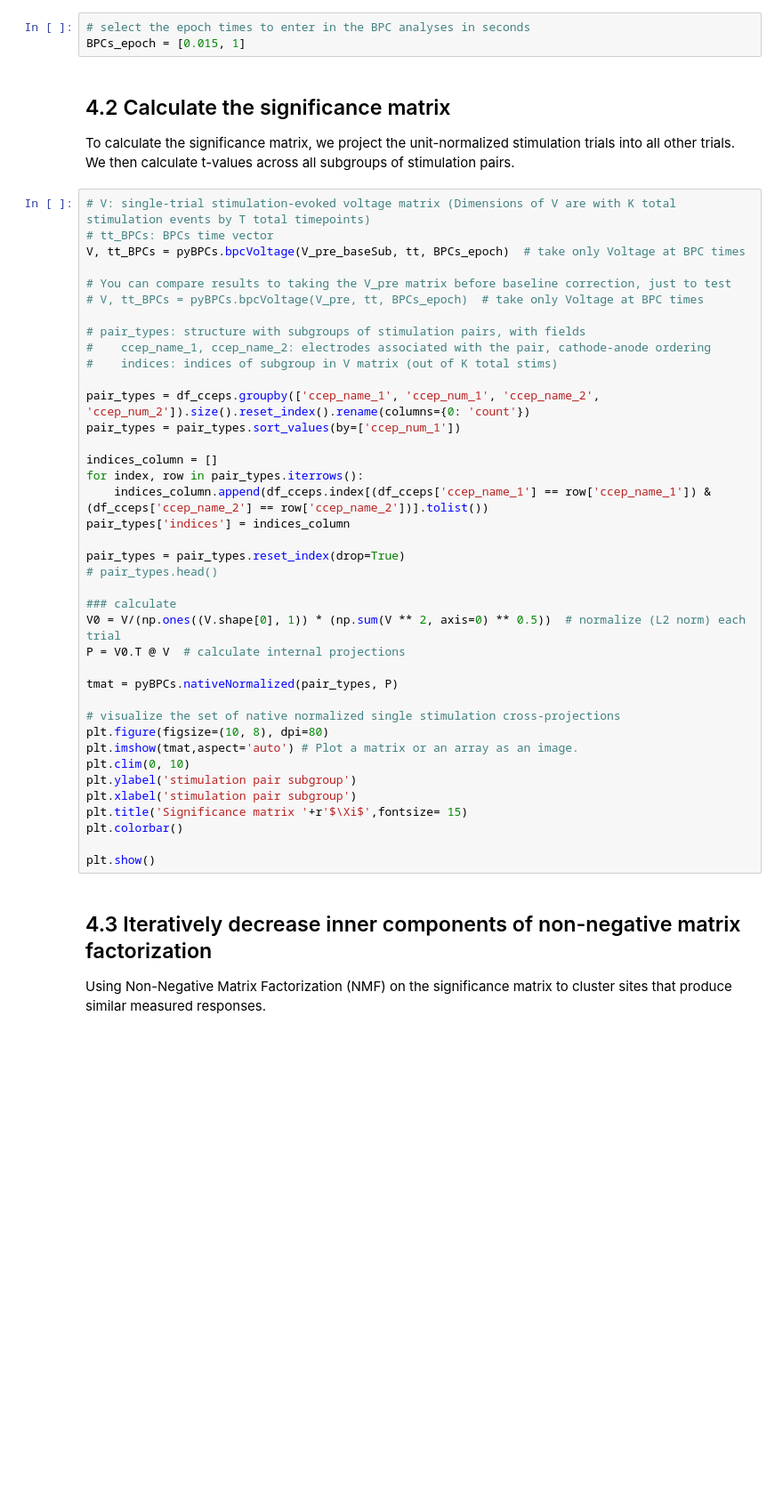
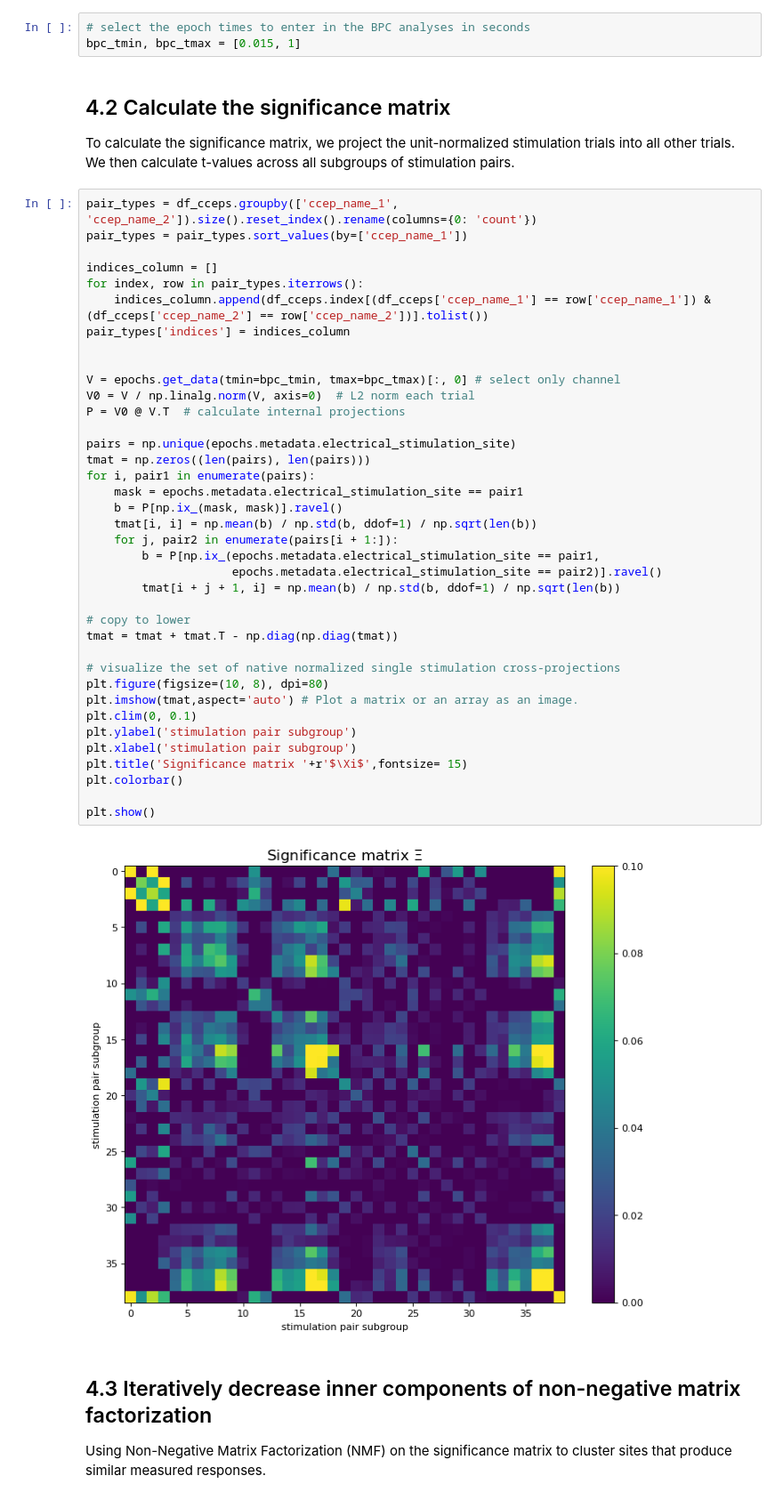
Before and after one commit to MultimodalNeuroimagingLab/bpc_jupyter, a Jupyter notebook: bpc_interactive.ipynb, the cells around one changed output. Shown at 89% size. Saved outputs shown, nothing was run; the diff lists cells and outputs as text; blank space fills up the shorter version.

```diff
--- a/bpc_interactive.ipynb
+++ b/bpc_interactive.ipynb
@@ -308,50 +240,51 @@ The input for the BPC calculation is the convergent matrix (V_pre, numpy array),
 ## 4.1 Select time-frame for BPC extraction
 # %%
 # select the epoch times to enter in the BPC analyses in seconds
-BPCs_epoch = [0.015, 1]
+bpc_tmin, bpc_tmax = [0.015, 1]
 # %% [markdown]
 ## 4.2 Calculate the significance matrix
 
 To calculate the significance matrix, we project the unit-normalized stimulation trials into all other trials. We then calculate t-values across all subgroups of stimulation pairs.
 # %%
-# V: single-trial stimulation-evoked voltage matrix (Dimensions of V are with K total stimulation events by T total timepoints)
-# tt_BPCs: BPCs time vector
-V, tt_BPCs = pyBPCs.bpcVoltage(V_pre_baseSub, tt, BPCs_epoch)  # take only Voltage at BPC times
-
-# You can compare results to taking the V_pre matrix before baseline correction, just to test
-# V, tt_BPCs = pyBPCs.bpcVoltage(V_pre, tt, BPCs_epoch)  # take only Voltage at BPC times
-
-# pair_types: structure with subgroups of stimulation pairs, with fields
-#    ccep_name_1, ccep_name_2: electrodes associated with the pair, cathode-anode ordering
-#    indices: indices of subgroup in V matrix (out of K total stims)
-
-pair_types = df_cceps.groupby(['ccep_name_1', 'ccep_num_1', 'ccep_name_2', 'ccep_num_2']).size().reset_index().rename(columns={0: 'count'})
-pair_types = pair_types.sort_values(by=['ccep_num_1'])
+pair_types = df_cceps.groupby(['ccep_name_1', 'ccep_name_2']).size().reset_index().rename(columns={0: 'count'})
+pair_types = pair_types.sort_values(by=['ccep_name_1'])
 
 indices_column = []
 for index, row in pair_types.iterrows():
     indices_column.append(df_cceps.index[(df_cceps['ccep_name_1'] == row['ccep_name_1']) & (df_cceps['ccep_name_2'] == row['ccep_name_2'])].tolist())
 pair_types['indices'] = indices_column
 
-pair_types = pair_types.reset_index(drop=True)
-# pair_types.head()
 
-### calculate
-V0 = V/(np.ones((V.shape[0], 1)) * (np.sum(V ** 2, axis=0) ** 0.5))  # normalize (L2 norm) each trial
-P = V0.T @ V  # calculate internal projections
+V = epochs.get_data(tmin=bpc_tmin, tmax=bpc_tmax)[:, 0] # select only channel
+V0 = V / np.linalg.norm(V, axis=0)  # L2 norm each trial
+P = V0 @ V.T  # calculate internal projections
 
-tmat = pyBPCs.nativeNormalized(pair_types, P)
+pairs = np.unique(epochs.metadata.electrical_stimulation_site)
+tmat = np.zeros((len(pairs), len(pairs)))
+for i, pair1 in enumerate(pairs):
+    mask = epochs.metadata.electrical_stimulation_site == pair1
+    b = P[np.ix_(mask, mask)].ravel()
+    tmat[i, i] = np.mean(b) / np.std(b, ddof=1) / np.sqrt(len(b))
+    for j, pair2 in enumerate(pairs[i + 1:]):
+        b = P[np.ix_(epochs.metadata.electrical_stimulation_site == pair1,
+                     epochs.metadata.electrical_stimulation_site == pair2)].ravel()
+        tmat[i + j + 1, i] = np.mean(b) / np.std(b, ddof=1) / np.sqrt(len(b))
+
+# copy to lower
+tmat = tmat + tmat.T - np.diag(np.diag(tmat))
 
 # visualize the set of native normalized single stimulation cross-projections
 plt.figure(figsize=(10, 8), dpi=80)
 plt.imshow(tmat,aspect='auto') # Plot a matrix or an array as an image.
-plt.clim(0, 10)
+plt.clim(0, 0.1)
 plt.ylabel('stimulation pair subgroup')
 plt.xlabel('stimulation pair subgroup')
 plt.title('Significance matrix '+r'$\Xi$',fontsize= 15)
 plt.colorbar()
 
 plt.show()
+# %% [output]
+[figure, added]
 # %% [markdown]
 ## 4.3 Iteratively decrease inner components of non-negative matrix factorization
 
```
Also changed, not shown: parts of 29 cells of this notebook, 1 other file.
